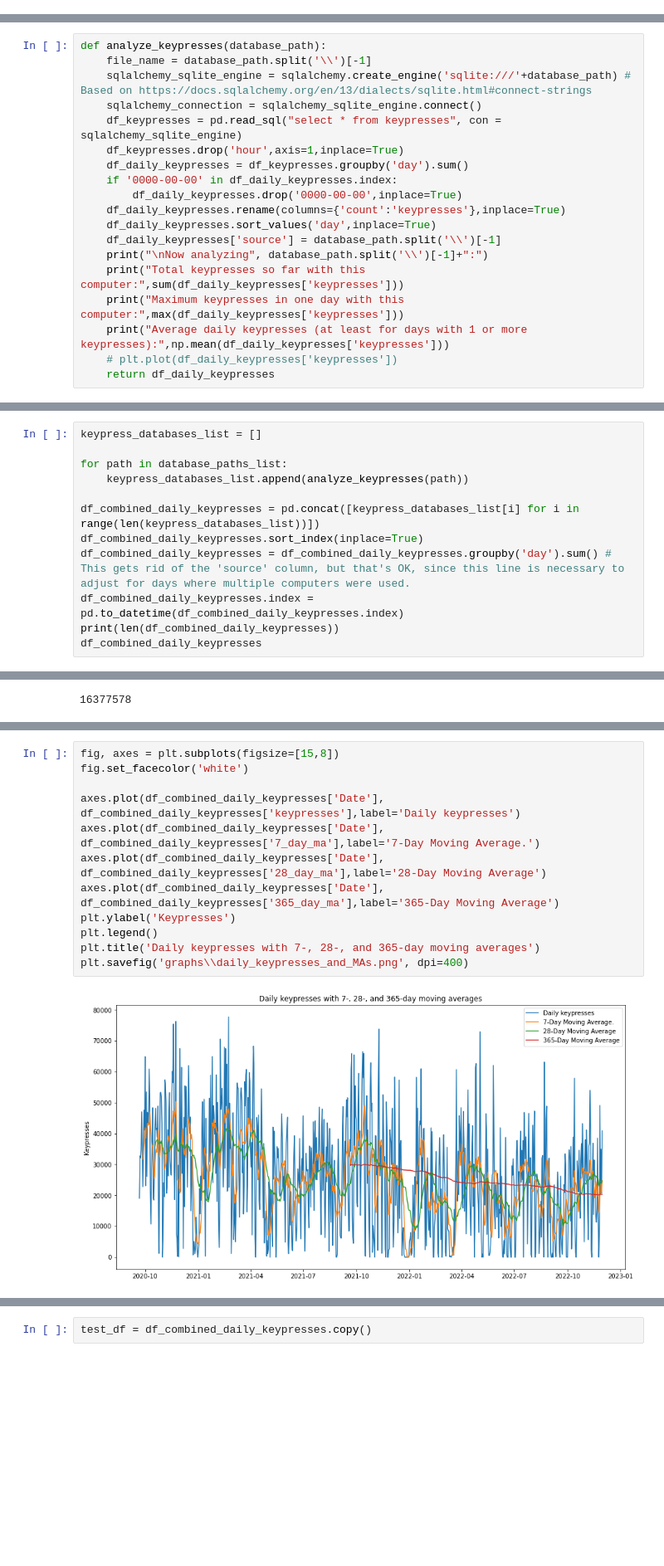
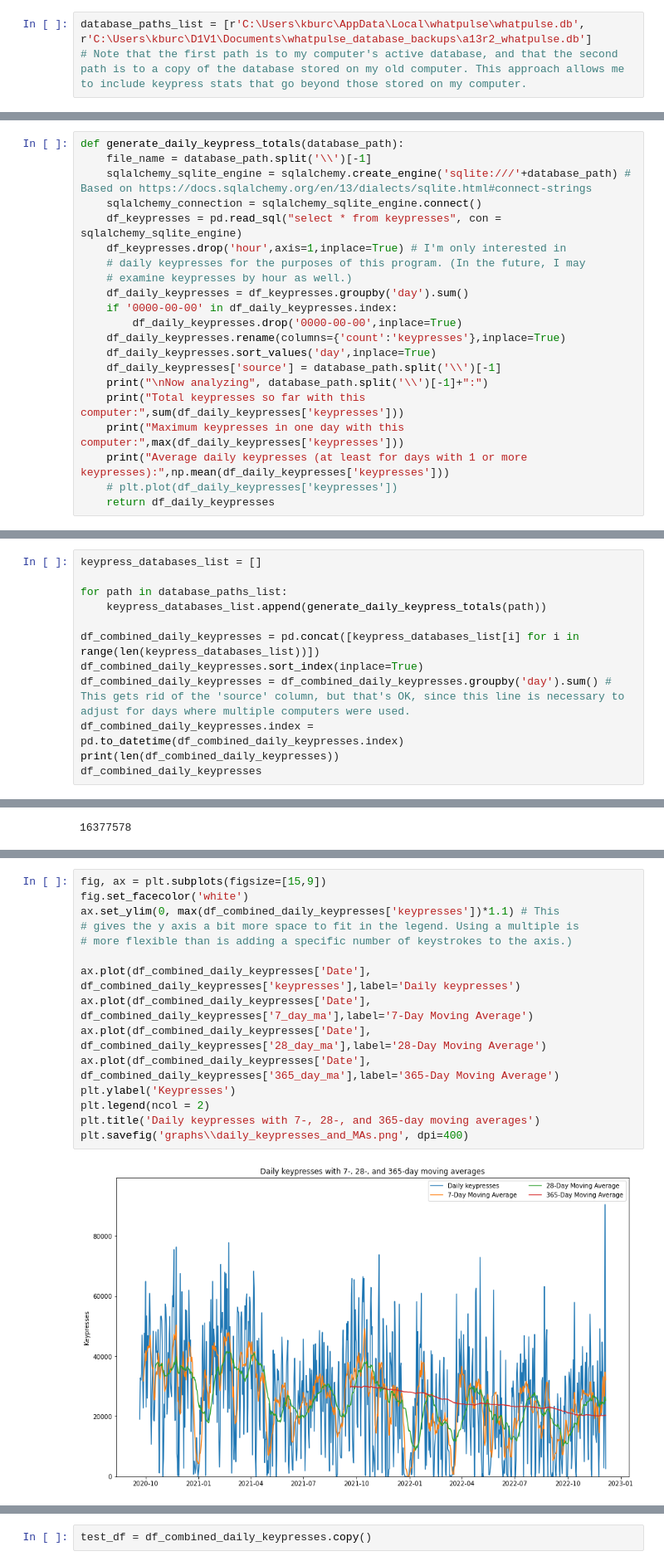
Before and after one commit to kburchfiel/fitbit_steps_and_whatpulse_keypresses_comparison, a Jupyter notebook: whatpulse_viewer_v2.ipynb, the cells around one changed output, grey strips where cells are left out. Shown at 83% size. Drawn from its saved outputs; the diff is of its cells as text; blank space fills up the shorter version.

```diff
--- a/whatpulse_viewer_v2.ipynb
+++ b/whatpulse_viewer_v2.ipynb
@@ -23,0 +29,3 @@ database_paths_list = ['C:\\Users\\kburc\\AppData\\Local\\whatpulse\\whatpulse.d
+# %%
+database_paths_list = [r'C:\Users\kburc\AppData\Local\whatpulse\whatpulse.db', r'C:\Users\kburc\D1V1\Documents\whatpulse_database_backups\a13r2_whatpulse.db']
+# Note that the first path is to my computer's active database, and that the second path is to a copy of the database stored on my old computer. This approach allows me to include keypress stats that go beyond those stored on my computer.
@@ -24,10 +34,12 @@ database_paths_list = ['C:\\Users\\kburc\\AppData\\Local\\whatpulse\\whatpulse.d
 # %%
-def analyze_keypresses(database_path):
+def generate_daily_keypress_totals(database_path):
     file_name = database_path.split('\\')[-1]
     sqlalchemy_sqlite_engine = sqlalchemy.create_engine('sqlite:///'+database_path) # Based on https://docs.sqlalchemy.org/en/13/dialects/sqlite.html#connect-strings
     sqlalchemy_connection = sqlalchemy_sqlite_engine.connect()
     df_keypresses = pd.read_sql("select * from keypresses", con = sqlalchemy_sqlite_engine)
-    df_keypresses.drop('hour',axis=1,inplace=True)
+    df_keypresses.drop('hour',axis=1,inplace=True) # I'm only interested in
+    # daily keypresses for the purposes of this program. (In the future, I may
+    # examine keypresses by hour as well.)
     df_daily_keypresses = df_keypresses.groupby('day').sum()
     if '0000-00-00' in df_daily_keypresses.index:
         df_daily_keypresses.drop('0000-00-00',inplace=True)
@@ -44,7 +65,7 @@ def analyze_keypresses(database_path):
 keypress_databases_list = []
 
 for path in database_paths_list:
-    keypress_databases_list.append(analyze_keypresses(path))
+    keypress_databases_list.append(generate_daily_keypress_totals(path))
 
 df_combined_daily_keypresses = pd.concat([keypress_databases_list[i] for i in range(len(keypress_databases_list))])
 df_combined_daily_keypresses.sort_index(inplace=True)
@@ -514,14 +544,17 @@ Name: Date, Length: 801, dtype: datetime64[ns]
 # %%
-fig, axes = plt.subplots(figsize=[15,8])
+fig, ax = plt.subplots(figsize=[15,9])
 fig.set_facecolor('white')
+ax.set_ylim(0, max(df_combined_daily_keypresses['keypresses'])*1.1) # This
+# gives the y axis a bit more space to fit in the legend. Using a multiple is
+# more flexible than is adding a specific number of keystrokes to the axis.)
 
-axes.plot(df_combined_daily_keypresses['Date'], df_combined_daily_keypresses['keypresses'],label='Daily keypresses')
-axes.plot(df_combined_daily_keypresses['Date'], df_combined_daily_keypresses['7_day_ma'],label='7-Day Moving Average.')
-axes.plot(df_combined_daily_keypresses['Date'], df_combined_daily_keypresses['28_day_ma'],label='28-Day Moving Average')
-axes.plot(df_combined_daily_keypresses['Date'], df_combined_daily_keypresses['365_day_ma'],label='365-Day Moving Average')
+ax.plot(df_combined_daily_keypresses['Date'], df_combined_daily_keypresses['keypresses'],label='Daily keypresses')
+ax.plot(df_combined_daily_keypresses['Date'], df_combined_daily_keypresses['7_day_ma'],label='7-Day Moving Average')
+ax.plot(df_combined_daily_keypresses['Date'], df_combined_daily_keypresses['28_day_ma'],label='28-Day Moving Average')
+ax.plot(df_combined_daily_keypresses['Date'], df_combined_daily_keypresses['365_day_ma'],label='365-Day Moving Average')
 plt.ylabel('Keypresses')
-plt.legend()
+plt.legend(ncol = 2)
 plt.title('Daily keypresses with 7-, 28-, and 365-day moving averages')
 plt.savefig('graphs\\daily_keypresses_and_MAs.png', dpi=400)
 # %% [output]
-[figure, old version]
+[figure, new version]
```
Also changed, not shown: parts of 53 cells of this notebook, 8 other files.
